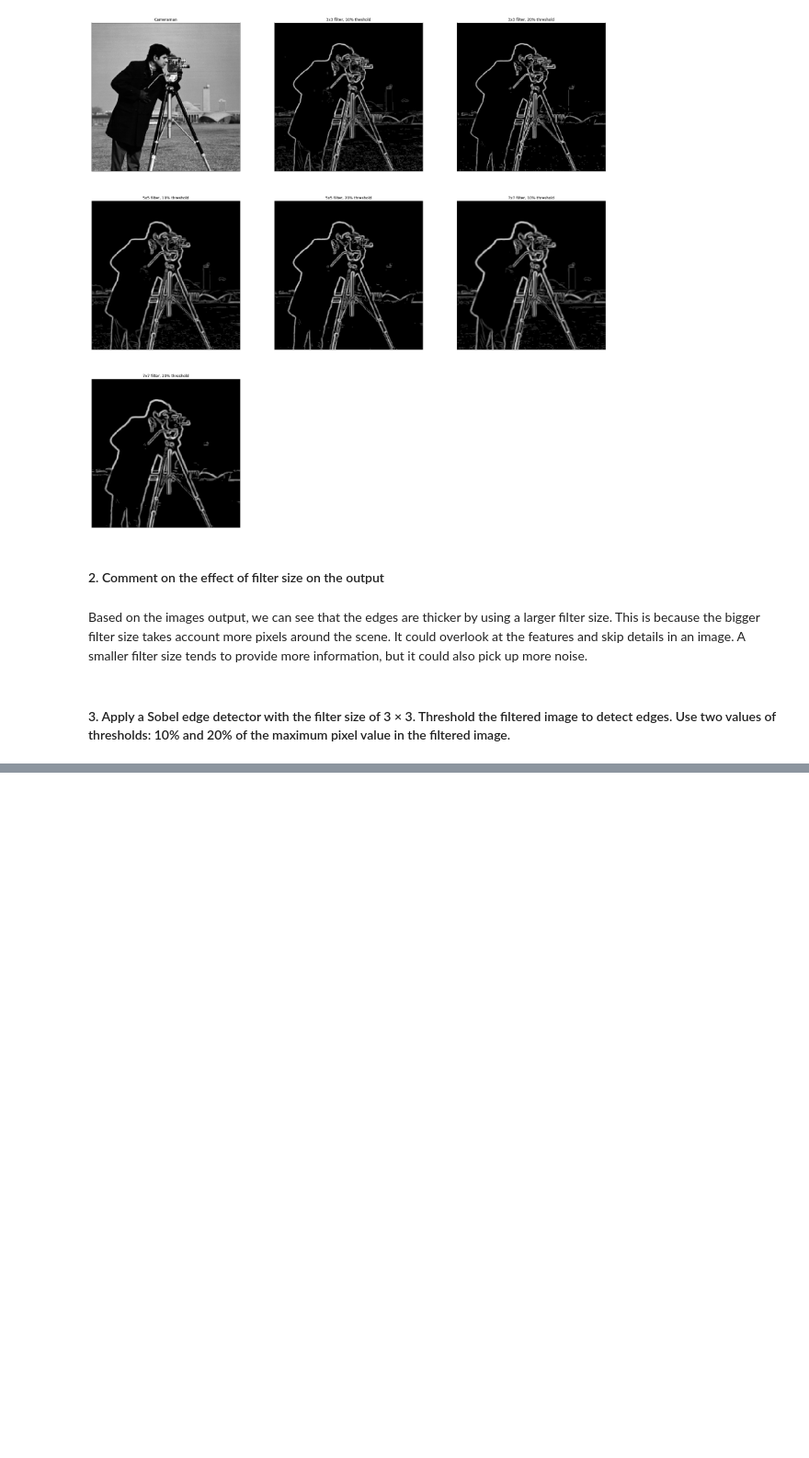
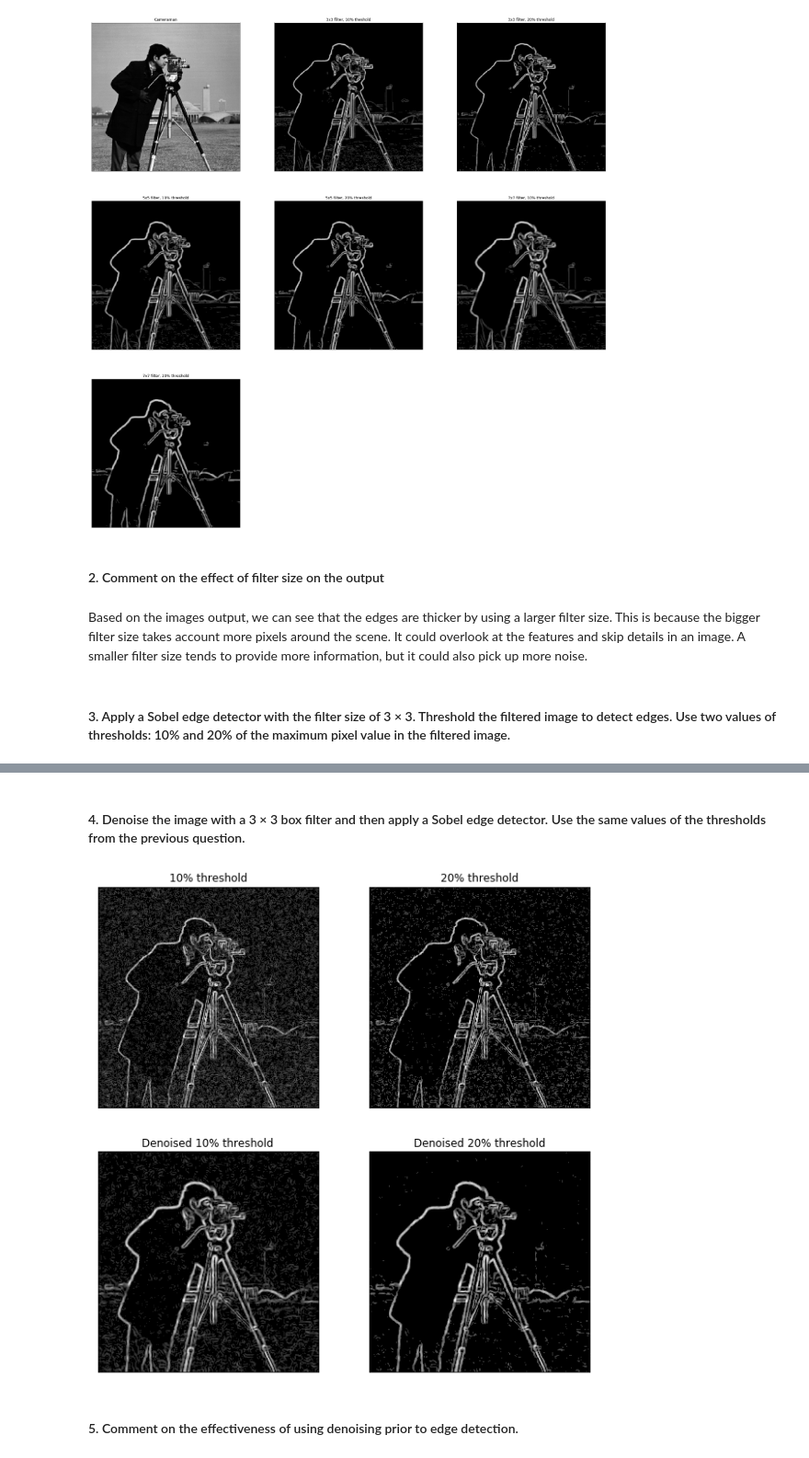
Before and after one commit to FulinHuang/Computer-Vision, a Jupyter notebook: A1_Image_Filtering /A1_Image_Filtering.ipynb, the cells around one changed output, grey strips where cells are left out. Shown at 92% size. Saved outputs shown, nothing was run; the diff lists cells and outputs as text; code cells hidden in the pictures; blank space fills up the shorter version.

```diff
--- a/A1_Image_Filtering /A1_Image_Filtering.ipynb
+++ b/A1_Image_Filtering /A1_Image_Filtering.ipynb
@@ -224,0 +216,37 @@ plt.show()
+# %% [markdown]
+#### 4. Denoise the image with a 3 × 3 box filter and then apply a Sobel edge detector. Use the same values of the thresholds from the previous question.
+# %%
+# create box filter
+boxFilter = np.ones((3,3), np.float32)/(3*3)
+
+# filter image using box filter
+img_gaussian_boxfilter = cv2.filter2D(img_gaussian, -1, boxFilter)
+
+# sobel filter 3x3
+sobelx_gaussian_box = cv2.Sobel(img_gaussian_boxfilter, cv2.CV_64F, 1, 0, ksize = 3)
+sobely_gaussian_box = cv2.Sobel(img_gaussian_boxfilter, cv2.CV_64F, 0, 1, ksize = 3)
+sobel_gaussian_box = cv2.magnitude(sobelx_gaussian_box, sobely_gaussian_box)
+
+# find max pixel value
+maxValue_gaussian_box = np.max(sobel_gaussian_box)
+
+# apply threshold 10% and 20% of the max pixel value
+(ret, thresh_10_gaussian_box) = cv2.threshold(sobel_gaussian_box, maxValue_gaussian_box*0.1, 255, cv2.THRESH_TOZERO)
+(ret, thresh_20_gaussian_box) = cv2.threshold(sobel_gaussian_box, maxValue_gaussian_box*0.2, 255, cv2.THRESH_TOZERO)
+
+# display images
+plt.figure(figsize=(10,10))
+plt.subplot(221), plt.imshow(threshold10_gaussian, cmap = 'gray')
+plt.title("10% threshold"), plt.xticks([]), plt.yticks([])
+plt.subplot(222), plt.imshow(threshold20_gaussian, cmap = 'gray')
+plt.title("20% threshold"), plt.xticks([]), plt.yticks([])
+
+plt.subplot(223), plt.imshow(thresh_10_gaussian_box, cmap='gray')
+plt.title("Denoised 10% threshold"), plt.xticks([]), plt.yticks([])
+plt.subplot(224), plt.imshow(thresh_20_gaussian_box, cmap='gray')
+plt.title("Denoised 20% threshold"), plt.xticks([]), plt.yticks([])
+plt.show()
+# %% [output]
+[figure, added]
+# %% [markdown]
+#### 5. Comment on the effectiveness of using denoising prior to edge detection.
```
Also changed, not shown: parts of 12 cells of this notebook.
